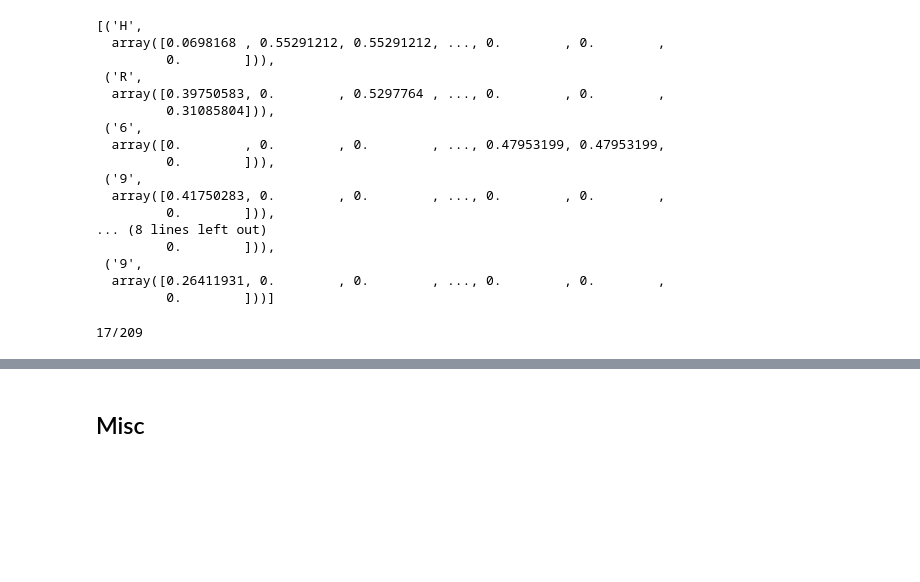
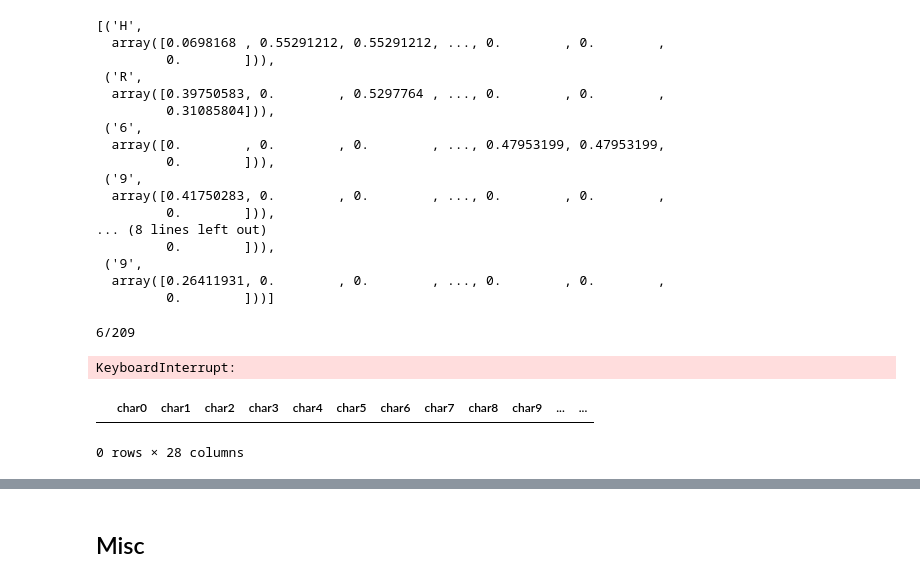
Before and after one commit to UltraArceus3/CSE5717-Project, a Jupyter notebook: OCR/custom_ocr.ipynb, the cells around one changed output, grey strips where cells are left out. Drawn from its saved outputs; the diff is of its cells as text; code cells hidden in the pictures; blank space fills up the shorter version.

```diff
--- a/OCR/custom_ocr.ipynb
+++ b/OCR/custom_ocr.ipynb
@@ -91,6 +100,7 @@ for im in data.iterrows():
         hogs = pd.concat([hogs, pd.DataFrame([[char] + list(hog_feat) + [im[1]['filename']]], columns=hogs.columns)])
 
     i += 1
-hogs.to_csv(".out/license_plate_hogs.csv", index=False)
+hogs.to_csv("data/.out/license_plate_hogs.csv", index=False)
 # %% [output]
-17/209
+6/209
+KeyboardInterrupt:
@@ -96,0 +109,7 @@ hogs.to_csv(".out/license_plate_hogs.csv", index=False)
+# %%
+# find rows with a specific character
+a = data.filter(like='char')
+a[a.isin([2.0]).any(axis=1)]
+# %% [output]
+|  | char0 | char1 | char2 | char3 | char4 | char5 | char6 | char7 | char8 | char9 | ... | ... |
+0 rows × 28 columns
```
Also changed, not shown: parts of 11 cells of this notebook, 5 other files.
